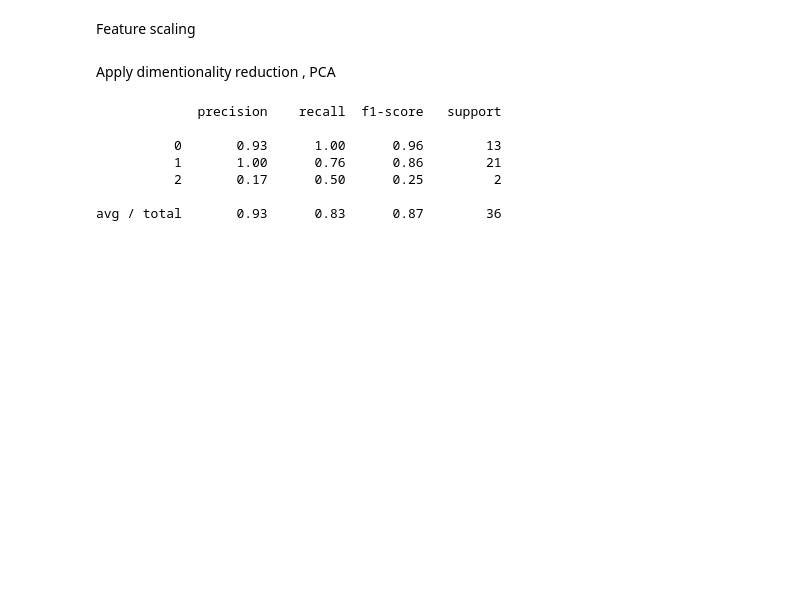
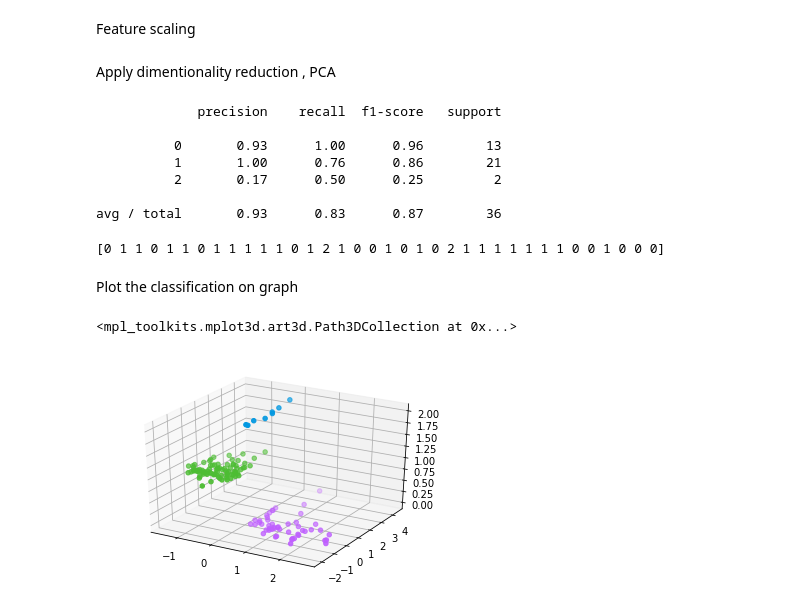
Before and after one commit to muthuspark/data-science-analysis, a Jupyter notebook: Logistic Regression - Wine dataset with PCA.ipynb, the cells around one changed output. Drawn from its saved outputs; the diff is of its cells as text; code cells hidden in the pictures; blank space fills up the shorter version.

Commit message:
added 3d plot

```diff
--- a/Logistic Regression - Wine dataset with PCA.ipynb
+++ b/Logistic Regression - Wine dataset with PCA.ipynb
@@ -56,3 +55,31 @@ print classification_report(y_predicted,y_test)
           2       0.17      0.50      0.25         2
 
 avg / total       0.93      0.83      0.87        36
+# %%
+print y_predicted
+# %% [output]
+[0 1 1 0 1 1 0 1 1 1 1 1 0 1 2 1 0 0 1 0 1 0 2 1 1 1 1 1 1 1 0 0 1 0 0 0]
+# %% [markdown]
+Plot the classification on graph
+# %%
+import numpy as np
+from mpl_toolkits.mplot3d import Axes3D
+import matplotlib.pyplot as plt
+
+y_predicted = lr.predict(X_train)
+
+colors = []
+for cls in y_predicted:
+    if cls == 0:
+        colors.append('#BF5FFF')
+    elif cls == 1:
+        colors.append('#4DBD33')
+    elif cls == 2:
+        colors.append('#0198E1')
+
+fig = plt.figure()
+ax = fig.add_subplot(111, projection='3d')
+ax.scatter(X_train[:,0], X_train[:,1], np.array(y_predicted).astype(float), c=colors)
+# %% [output]
+<mpl_toolkits.mplot3d.art3d.Path3DCollection at 0x...>
+[figure, added]
```
Also changed, not shown: parts of 1 cell of this notebook.
